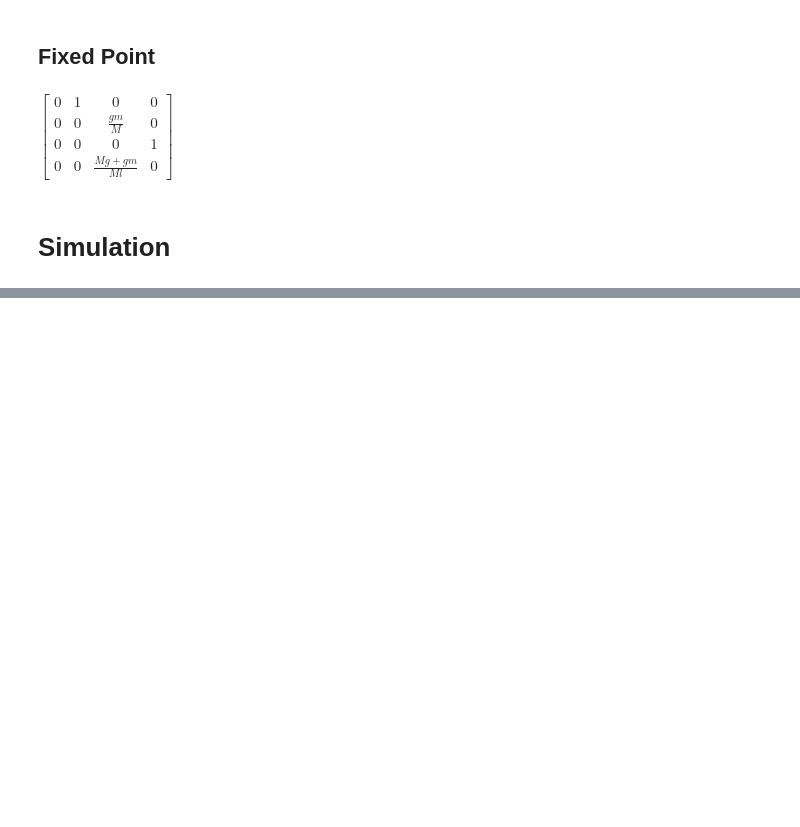
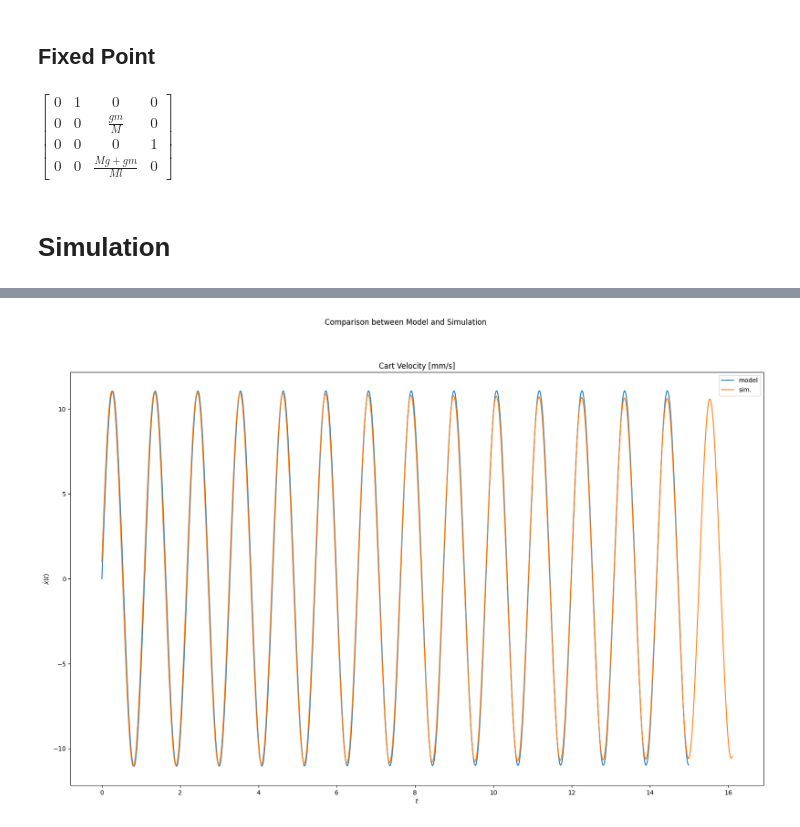
Before and after one commit to meunomemauricio/pendulums, a Jupyter notebook: analysis/frictionless_model.ipynb, the cells around one changed output, grey strips where cells are left out. Saved outputs shown, nothing was run; the diff lists cells and outputs as text; code cells hidden in the pictures; blank space fills up the shorter version.

```diff
--- a/analysis/frictionless_model.ipynb
+++ b/analysis/frictionless_model.ipynb
@@ -228,0 +254,11 @@ plt.show()
+# %%
+plt.plot(nl_solution.t, nl_solution.y[1], "C0", label="model")
+plt.plot(rec_df.index, rec_df["cart_velocity"], "C1", label="sim.")
+plt.legend()
+plt.title("Cart Velocity [mm/s]")
+plt.suptitle("Comparison between Model and Simulation")
+plt.xlabel("$t$")
+plt.ylabel("$\dot{x}(t)$")
+plt.show()
+# %% [output]
+[figure, added]
```
Also changed, not shown: parts of 8 cells of this notebook, 1 other file.
